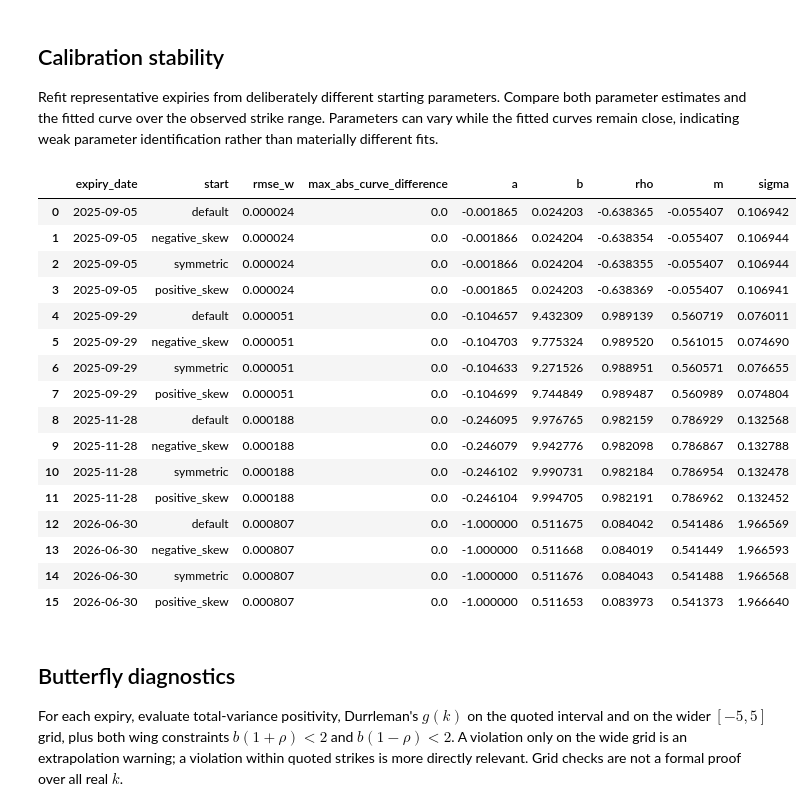
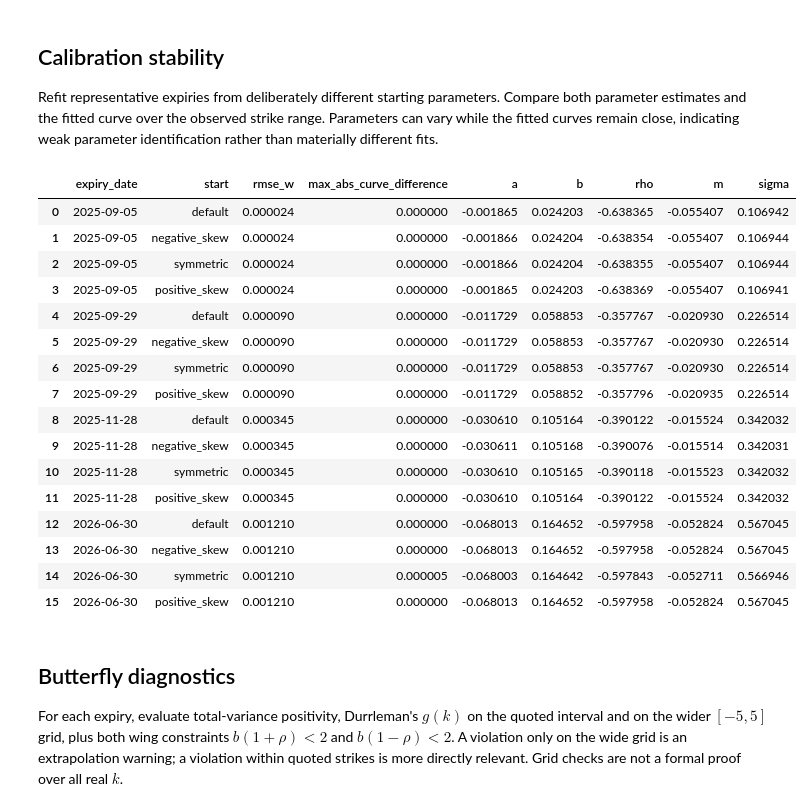
Before and after one commit to MMillward2012/Volatility-Forecasting-and-Options-Trading, a Jupyter notebook: notebooks/raw_svi_diagnostics.ipynb, the cells around one changed output. Drawn from its saved outputs; the diff is of its cells as text; code cells hidden in the pictures.

```diff
--- a/notebooks/raw_svi_diagnostics.ipynb
+++ b/notebooks/raw_svi_diagnostics.ipynb
@@ -22,13 +22,14 @@ from src.raw_svi import (
 
 PANEL_PATH = ROOT / 'data/processed/spx_iv_panel_2025-08-29.csv'
 panel = pd.read_csv(PANEL_PATH, parse_dates=['quote_date', 'expiry_date'])
-result = fit_raw_svi_surface(panel)
-observations = result['observations'].copy()
-parameters = result['parameters_by_expiry'].copy()
+unconstrained_result = fit_raw_svi_surface(panel)
+arbitrage_aware_result = fit_raw_svi_surface(panel, enforce_arbitrage=True)
+observations = arbitrage_aware_result['observations'].copy()
+parameters = arbitrage_aware_result['parameters_by_expiry'].copy()
 observations['days_to_expiry'] = (observations['expiry_date'] - observations['quote_date']).dt.days
 observations['fitted_iv'] = np.sqrt(observations['fitted_w'] / observations['time_to_expiry'])
 observations['iv_residual'] = observations['fitted_iv'] - observations['mid_iv']
 print(f'Input panel: {len(panel):,} rows; fitted OTM quotes: {len(observations):,}; expiries: {len(parameters)}')
-print(f'Arbitrage-aware calibration: {result["arbitrage_constrained"]}')
+print(f'Arbitrage-aware calibration: {arbitrage_aware_result["arbitrage_constrained"]}')
 # %% [output]
 Input panel: 14,852 rows; fitted OTM quotes: 6,550; expiries: 38
@@ -47,7 +48,14 @@ fit_summary = parameters.merge(
     ).reset_index(),
     on='expiry_date',
 )
-fit_summary = fit_summary[['expiry_date', 'days_to_expiry', 'n_quotes', 'a', 'b', 'rho', 'm', 'sigma', 'rmse', 'k_min', 'k_max']]
+fit_summary = fit_summary[['expiry_date', 'days_to_expiry', 'n_quotes', 'a', 'b', 'rho', 'm', 'sigma', 'rmse', 'feasible_starts', 'k_min', 'k_max']]
 display(fit_summary.assign(expiry_date=fit_summary['expiry_date'].dt.strftime('%Y-%m-%d')).round(6))
 display(fit_summary[['n_quotes', 'rmse']].describe().round(6))
+
+unconstrained_rmse = unconstrained_result['parameters_by_expiry'][['expiry_date', 'rmse']].rename(columns={'rmse': 'unconstrained_rmse'})
+arbitrage_rmse = parameters[['expiry_date', 'rmse']].rename(columns={'rmse': 'arbitrage_aware_rmse'})
+rmse_comparison = unconstrained_rmse.merge(arbitrage_rmse, on='expiry_date', validate='one_to_one')
+rmse_comparison['rmse_increase'] = rmse_comparison['arbitrage_aware_rmse'] - rmse_comparison['unconstrained_rmse']
+display(rmse_comparison.assign(expiry_date=rmse_comparison['expiry_date'].dt.strftime('%Y-%m-%d')).round(7))
+display(rmse_comparison[['unconstrained_rmse', 'arbitrage_aware_rmse', 'rmse_increase']].mean().to_frame('mean_rmse').round(7))
 # %% [output]
@@ -173,7 +202,7 @@ for expiry, rows in observations.groupby('expiry_date', sort=True):
     rows = rows.sort_values('log_moneyness').reset_index(drop=True)
     test_mask = np.arange(len(rows)) % 5 == 0
     train, test = rows.loc[~test_mask].copy(), rows.loc[test_mask].copy()
-    fitted = fit_raw_svi_surface(train)['parameters_by_expiry'].iloc[0]
+    fitted = fit_raw_svi_surface(train, enforce_arbitrage=True)['parameters_by_expiry'].iloc[0]
     p = [fitted[name] for name in ['a', 'b', 'rho', 'm', 'sigma']]
     test_w = raw_svi_total_variance(test['log_moneyness'].to_numpy(), *p)
     holdout_rows.append({
@@ -219,50 +248,50 @@ Refit representative expiries from deliberately different starting parameters. C
 stability_rows = []
 for selected in selected_expiries:
     expiry = selected['expiry_date']
     rows = observations.loc[observations['expiry_date'].eq(expiry)]
     k = rows['log_moneyness'].to_numpy()
     grid = np.linspace(k.min(), k.max(), 300)
     min_w = float(rows['market_w'].min())
     starts = {
         'default': None,
         'negative_skew': [max(min_w - 0.01, -1.0), 0.03, -0.8, 0.0, 0.05],
         'symmetric': [max(min_w - 0.01, -1.0), 0.15, 0.0, 0.0, 0.2],
         'positive_skew': [max(min_w - 0.01, -1.0), 0.3, 0.7, 0.0, 0.35],
     }
     reference = None
     for name, start in starts.items():
         try:
-            params = fit_raw_svi_surface(rows, initial_guess=start)['parameters_by_expiry'].iloc[0]
+            params = fit_raw_svi_surface(rows, initial_guess=start, enforce_arbitrage=True)['parameters_by_expiry'].iloc[0]
             p = [params[col] for col in ['a', 'b', 'rho', 'm', 'sigma']]
             curve = raw_svi_total_variance(grid, *p)
             if reference is None: reference = curve
             stability_rows.append({
                 'expiry_date': expiry, 'start': name, 'rmse_w': params['rmse'],
                 'max_abs_curve_difference': float(np.max(np.abs(curve - reference))),
                 **dict(zip(['a', 'b', 'rho', 'm', 'sigma'], p)),
             })
         except ValueError as error:
             stability_rows.append({'expiry_date': expiry, 'start': name, 'error': str(error)})
 stability = pd.DataFrame(stability_rows)
 display(stability.assign(expiry_date=stability['expiry_date'].dt.strftime('%Y-%m-%d')).round(6))
 # %% [output]
 |  | expiry_date | start | rmse_w | max_abs_curve_difference | a | b | rho | m | sigma |
-| 0 | 2025-09-05 | default | 0.000024 | 0.0 | -0.001865 | 0.024203 | -0.638365 | -0.055407 | 0.106942 |
-| 1 | 2025-09-05 | negative_skew | 0.000024 | 0.0 | -0.001866 | 0.024204 | -0.638354 | -0.055407 | 0.106944 |
-| 2 | 2025-09-05 | symmetric | 0.000024 | 0.0 | -0.001866 | 0.024204 | -0.638355 | -0.055407 | 0.106944 |
-| 3 | 2025-09-05 | positive_skew | 0.000024 | 0.0 | -0.001865 | 0.024203 | -0.638369 | -0.055407 | 0.106941 |
-| 4 | 2025-09-29 | default | 0.000051 | 0.0 | -0.104657 | 9.432309 | 0.989139 | 0.560719 | 0.076011 |
-| 5 | 2025-09-29 | negative_skew | 0.000051 | 0.0 | -0.104703 | 9.775324 | 0.989520 | 0.561015 | 0.074690 |
-| 6 | 2025-09-29 | symmetric | 0.000051 | 0.0 | -0.104633 | 9.271526 | 0.988951 | 0.560571 | 0.076655 |
-| 7 | 2025-09-29 | positive_skew | 0.000051 | 0.0 | -0.104699 | 9.744849 | 0.989487 | 0.560989 | 0.074804 |
-| 8 | 2025-11-28 | default | 0.000188 | 0.0 | -0.246095 | 9.976765 | 0.982159 | 0.786929 | 0.132568 |
-| 9 | 2025-11-28 | negative_skew | 0.000188 | 0.0 | -0.246079 | 9.942776 | 0.982098 | 0.786867 | 0.132788 |
-| 10 | 2025-11-28 | symmetric | 0.000188 | 0.0 | -0.246102 | 9.990731 | 0.982184 | 0.786954 | 0.132478 |
-| 11 | 2025-11-28 | positive_skew | 0.000188 | 0.0 | -0.246104 | 9.994705 | 0.982191 | 0.786962 | 0.132452 |
-| 12 | 2026-06-30 | default | 0.000807 | 0.0 | -1.000000 | 0.511675 | 0.084042 | 0.541486 | 1.966569 |
-| 13 | 2026-06-30 | negative_skew | 0.000807 | 0.0 | -1.000000 | 0.511668 | 0.084019 | 0.541449 | 1.966593 |
-| 14 | 2026-06-30 | symmetric | 0.000807 | 0.0 | -1.000000 | 0.511676 | 0.084043 | 0.541488 | 1.966568 |
-| 15 | 2026-06-30 | positive_skew | 0.000807 | 0.0 | -1.000000 | 0.511653 | 0.083973 | 0.541373 | 1.966640 |
+| 0 | 2025-09-05 | default | 0.000024 | 0.000000 | -0.001865 | 0.024203 | -0.638365 | -0.055407 | 0.106942 |
+| 1 | 2025-09-05 | negative_skew | 0.000024 | 0.000000 | -0.001866 | 0.024204 | -0.638354 | -0.055407 | 0.106944 |
+| 2 | 2025-09-05 | symmetric | 0.000024 | 0.000000 | -0.001866 | 0.024204 | -0.638355 | -0.055407 | 0.106944 |
+| 3 | 2025-09-05 | positive_skew | 0.000024 | 0.000000 | -0.001865 | 0.024203 | -0.638369 | -0.055407 | 0.106941 |
+| 4 | 2025-09-29 | default | 0.000090 | 0.000000 | -0.011729 | 0.058853 | -0.357767 | -0.020930 | 0.226514 |
+| 5 | 2025-09-29 | negative_skew | 0.000090 | 0.000000 | -0.011729 | 0.058853 | -0.357767 | -0.020930 | 0.226514 |
+| 6 | 2025-09-29 | symmetric | 0.000090 | 0.000000 | -0.011729 | 0.058853 | -0.357767 | -0.020930 | 0.226514 |
+| 7 | 2025-09-29 | positive_skew | 0.000090 | 0.000000 | -0.011729 | 0.058852 | -0.357796 | -0.020935 | 0.226514 |
+| 8 | 2025-11-28 | default | 0.000345 | 0.000000 | -0.030610 | 0.105164 | -0.390122 | -0.015524 | 0.342032 |
+| 9 | 2025-11-28 | negative_skew | 0.000345 | 0.000000 | -0.030611 | 0.105168 | -0.390076 | -0.015514 | 0.342031 |
+| 10 | 2025-11-28 | symmetric | 0.000345 | 0.000000 | -0.030610 | 0.105165 | -0.390118 | -0.015523 | 0.342032 |
+| 11 | 2025-11-28 | positive_skew | 0.000345 | 0.000000 | -0.030610 | 0.105164 | -0.390122 | -0.015524 | 0.342032 |
+| 12 | 2026-06-30 | default | 0.001210 | 0.000000 | -0.068013 | 0.164652 | -0.597958 | -0.052824 | 0.567045 |
+| 13 | 2026-06-30 | negative_skew | 0.001210 | 0.000000 | -0.068013 | 0.164652 | -0.597958 | -0.052824 | 0.567045 |
+| 14 | 2026-06-30 | symmetric | 0.001210 | 0.000005 | -0.068003 | 0.164642 | -0.597843 | -0.052711 | 0.566946 |
+| 15 | 2026-06-30 | positive_skew | 0.001210 | 0.000000 | -0.068013 | 0.164652 | -0.597958 | -0.052824 | 0.567045 |
 # %% [markdown]
 ## Butterfly diagnostics
 
```
Also changed, not shown: parts of 9 cells of this notebook, 2 other files.
